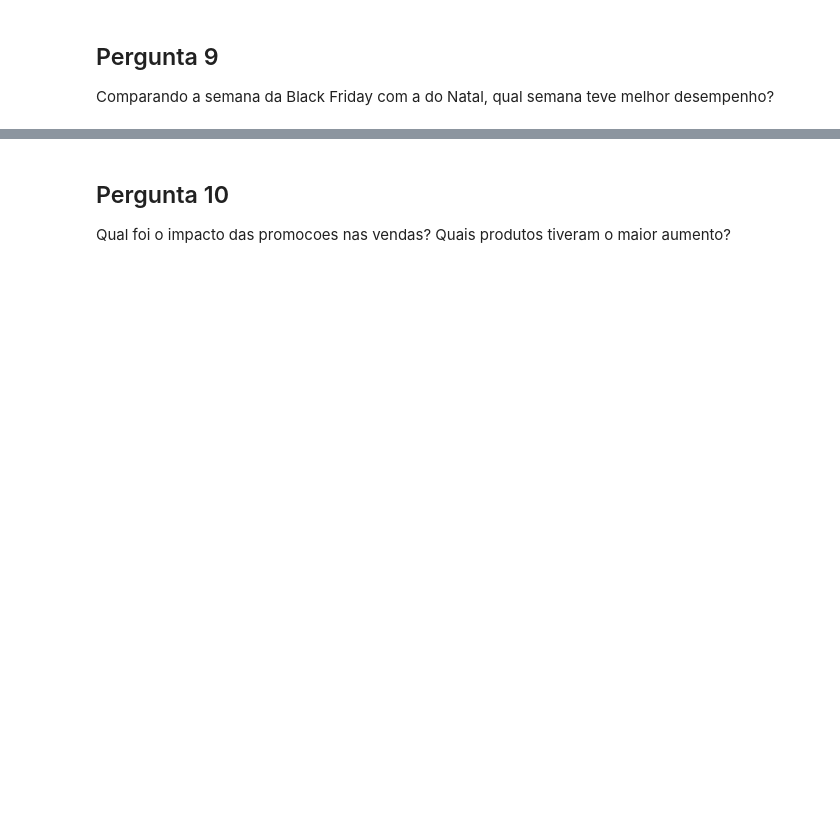
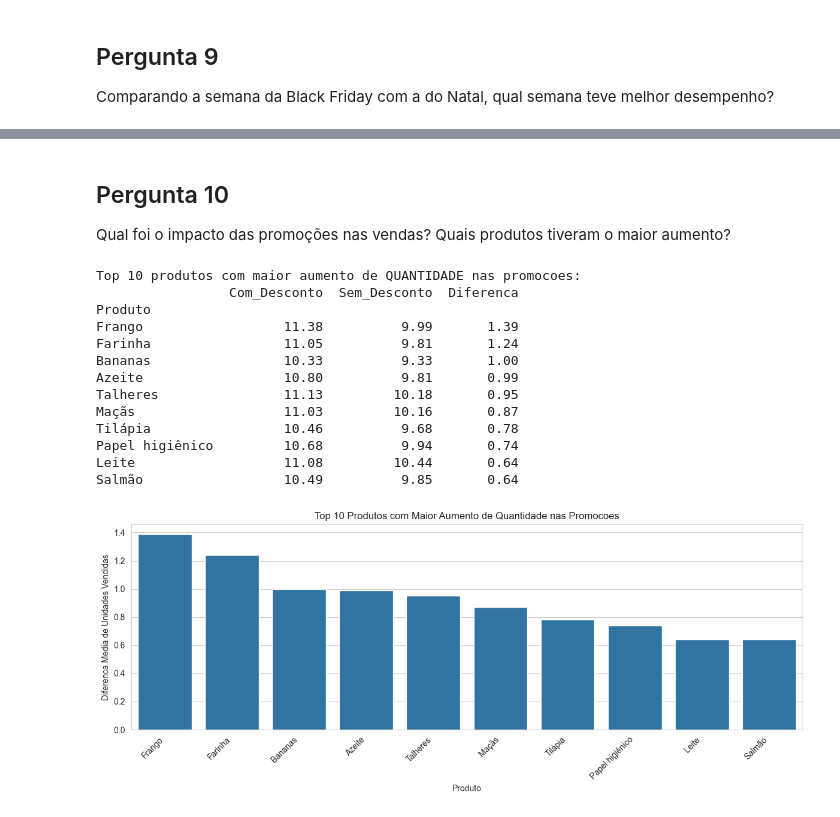
Before and after one commit to matheus-sou/Analise_exploratoria_dados, a Jupyter notebook: Projeto/Projeto_Matheus_Souza.ipynb, the cells around one changed output, grey strips where cells are left out. Saved outputs shown, nothing was run; the diff lists cells and outputs as text; code cells hidden in the pictures; blank space fills up the shorter version.

```diff
--- a/Projeto/Projeto_Matheus_Souza.ipynb
+++ b/Projeto/Projeto_Matheus_Souza.ipynb
@@ -352,20 +386,3 @@ print(media_dia)
-# %%
-# Grafico de barras - total por dia da semana
-nomes_dias = {
-    'Monday': 'Segunda', 'Tuesday': 'Terca', 'Wednesday': 'Quarta',
-    'Thursday': 'Quinta', 'Friday': 'Sexta', 'Saturday': 'Sabado', 'Sunday': 'Domingo'
-}
-vendas['Dia_PT'] = vendas['Dia_Semana'].map(nomes_dias)
-vendas_dia2 = vendas.groupby('Dia_PT')['Total_Venda'].sum().sort_values(ascending=False).reset_index()
-vendas_dia2.columns = ['Dia', 'Total_Vendas']
-
-plt.figure(figsize=(10, 5))
-sns.barplot(x='Dia', y='Total_Vendas', data=vendas_dia2)
-plt.title('Total de Vendas por Dia da Semana')
-plt.xlabel('Dia da Semana')
-plt.ylabel('Total de Vendas (R$)')
-plt.tight_layout()
-plt.show()
 # %% [markdown]
 ## Pergunta 7
 Como as vendas mensais se comparam antes e durante a Black Friday?
@@ -456,3 +508,3 @@ plt.show()
 # %% [markdown]
 ## Pergunta 10
-Qual foi o impacto das promocoes nas vendas? Quais produtos tiveram o maior aumento?
+Qual foi o impacto das promoções nas vendas? Quais produtos tiveram o maior aumento?
@@ -493,0 +511,41 @@ plt.show()
+# %%
+com_desconto = vendas[vendas['Desconto'] > 0]
+sem_desconto = vendas[vendas['Desconto'] == 0]
+
+qtd_com = com_desconto.groupby('Produto')['Quantidade'].mean().round(2)
+qtd_sem  = sem_desconto.groupby('Produto')['Quantidade'].mean().round(2)
+
+comp_qtd = pd.DataFrame({'Com_Desconto': qtd_com, 'Sem_Desconto': qtd_sem})
+comp_qtd = comp_qtd.dropna()
+comp_qtd['Diferenca'] = (comp_qtd['Com_Desconto'] - comp_qtd['Sem_Desconto']).round(2)
+comp_qtd = comp_qtd.sort_values('Diferenca', ascending=False)
+
+print('Top 10 produtos com maior aumento de QUANTIDADE nas promocoes:')
+print(comp_qtd.head(10))
+
+# Grafico
+top10_qtd = comp_qtd.head(10).reset_index()
+
+plt.figure(figsize=(12, 5))
+sns.barplot(x='Produto', y='Diferenca', data=top10_qtd)
+plt.title('Top 10 Produtos com Maior Aumento de Quantidade nas Promocoes')
+plt.xlabel('Produto')
+plt.ylabel('Diferenca Media de Unidades Vendidas')
+plt.xticks(rotation=45, ha='right')
+plt.tight_layout()
+plt.show()
+# %% [output]
+Top 10 produtos com maior aumento de QUANTIDADE nas promocoes:
+                 Com_Desconto  Sem_Desconto  Diferenca
+Produto
+Frango                  11.38          9.99       1.39
+Farinha                 11.05          9.81       1.24
+Bananas                 10.33          9.33       1.00
+Azeite                  10.80          9.81       0.99
+Talheres                11.13         10.18       0.95
+Maçãs                   11.03         10.16       0.87
+Tilápia                 10.46          9.68       0.78
+Papel higiênico         10.68          9.94       0.74
+Leite                   11.08         10.44       0.64
+Salmão                  10.49          9.85       0.64
+[figure, added]
```
Also changed, not shown: parts of 18 cells of this notebook.
